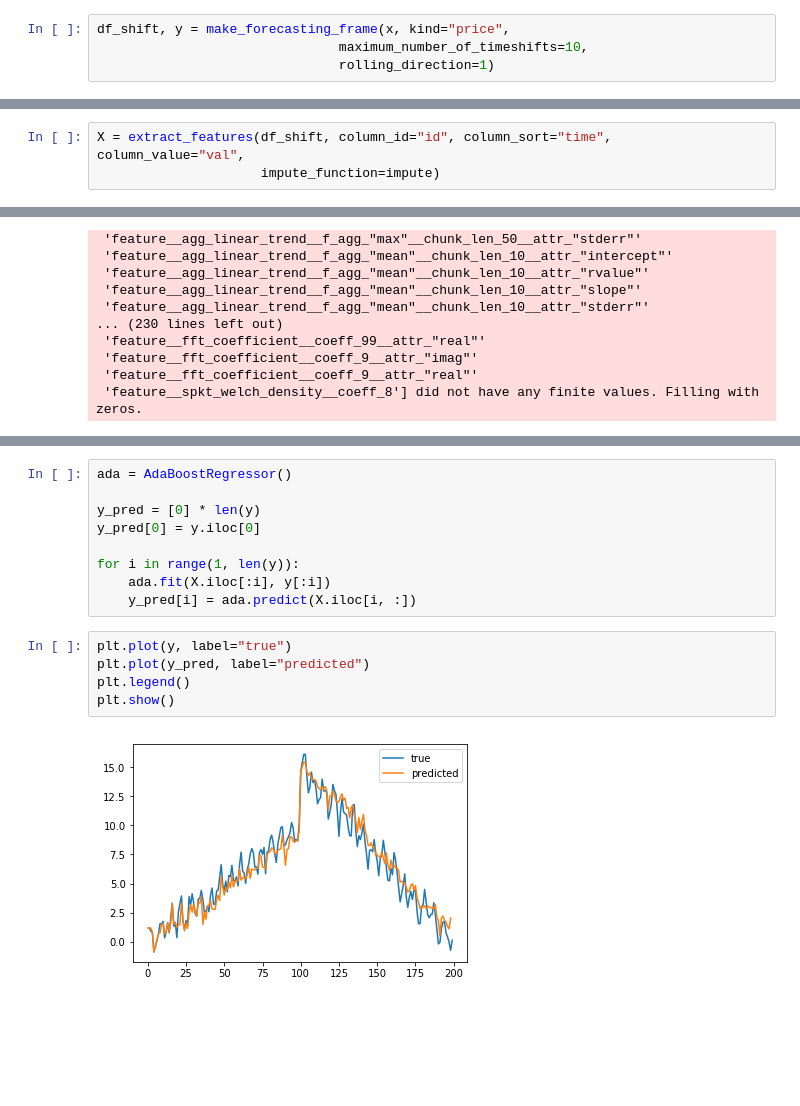
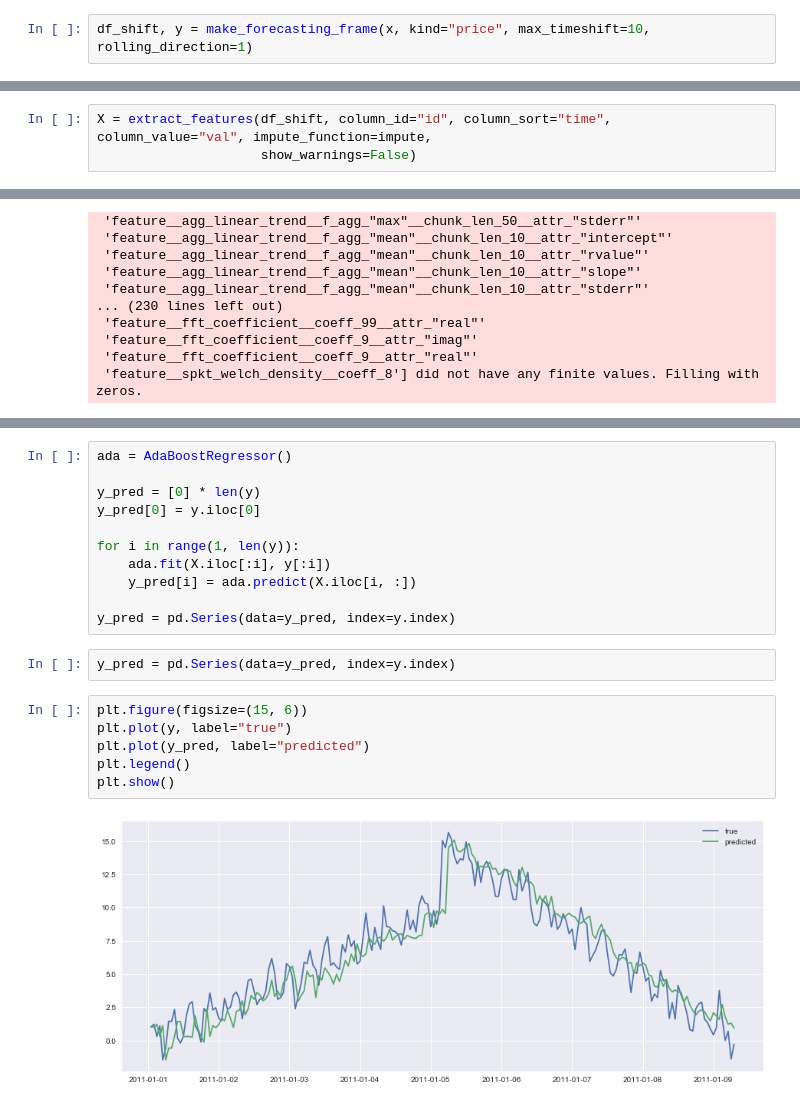
Before and after one commit to blue-yonder/tsfresh, a Jupyter notebook: notebooks/timeseries_forecasting_basic_example.ipynb, the cells around one changed output, grey strips where cells are left out. Saved outputs shown, nothing was run; the diff lists cells and outputs as text; blank space fills up the shorter version.

Commit message:
update forecasting notebook with time stamps and annotation

```diff
--- a/notebooks/timeseries_forecasting_basic_example.ipynb
+++ b/notebooks/timeseries_forecasting_basic_example.ipynb
@@ -23,4 +39,2 @@ plt.show()
 # %%
-df_shift, y = make_forecasting_frame(x, kind="price",
-                               maximum_number_of_timeshifts=10,
-                               rolling_direction=1)
+df_shift, y = make_forecasting_frame(x, kind="price", max_timeshift=10, rolling_direction=1)
@@ -27,6 +52,6 @@ df_shift, y = make_forecasting_frame(x, kind="price",
 # %%
-X = extract_features(df_shift, column_id="id", column_sort="time", column_value="val",
-                     impute_function=impute)
+X = extract_features(df_shift, column_id="id", column_sort="time", column_value="val", impute_function=impute,
+                     show_warnings=False)
 # %% [output]
 WARNING:tsfresh.utilities.dataframe_functions:The columns ['feature__agg_linear_trend__f_agg_"max"__chunk_len_10__attr_"intercept"'
  'feature__agg_linear_trend__f_agg_"max"__chunk_len_10__attr_"rvalue"'
@@ -54,10 +97,15 @@ y_pred[0] = y.iloc[0]
 for i in range(1, len(y)):
     ada.fit(X.iloc[:i], y[:i])
     y_pred[i] = ada.predict(X.iloc[i, :])
+
+y_pred = pd.Series(data=y_pred, index=y.index)
+# %%
+y_pred = pd.Series(data=y_pred, index=y.index)
 # %%
+plt.figure(figsize=(15, 6))
 plt.plot(y, label="true")
 plt.plot(y_pred, label="predicted")
 plt.legend()
 plt.show()
 # %% [output]
-[figure, old version]
+[figure, new version]
```
Also changed, not shown: parts of 8 cells of this notebook.
